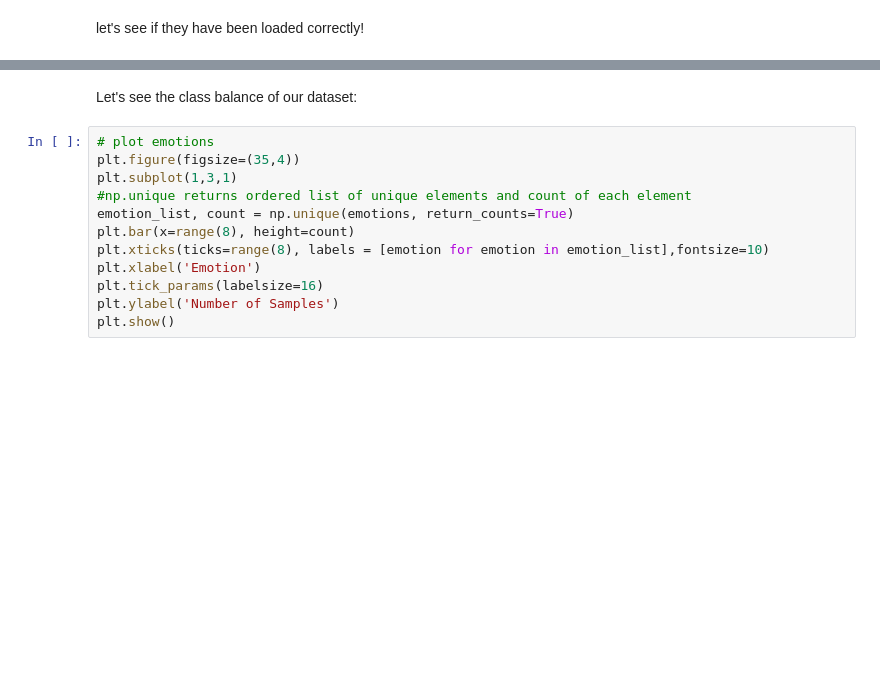
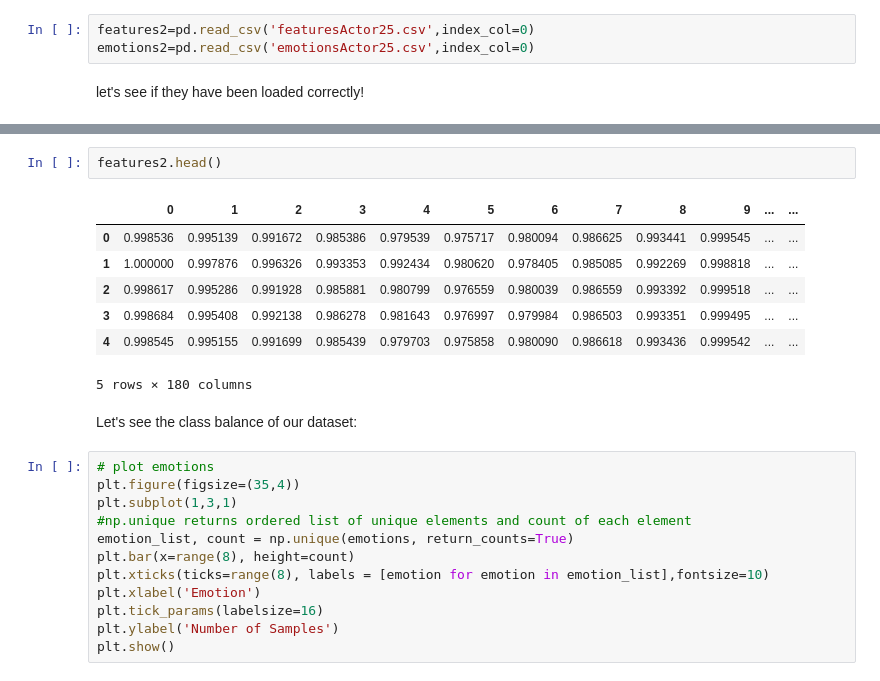
Before and after one commit to thomasp3450/Week3-ClassicML, a Jupyter notebook: Week_3_MachineLearning.ipynb, the cells around one changed output, grey strips where cells are left out. Drawn from its saved outputs; the diff is of its cells as text; blank space fills up the shorter version.

```diff
--- a/Week_3_MachineLearning.ipynb
+++ b/Week_3_MachineLearning.ipynb
@@ -238,6 +280,9 @@ Once saved you only need to load them later by running the cell below, and **ski
 # %%
 features=pd.read_csv('featuresRavdess.csv',index_col=0)
 emotions=pd.read_csv('emotionsRavdess.csv',index_col=0)
+# %%
+features2=pd.read_csv('featuresActor25.csv',index_col=0)
+emotions2=pd.read_csv('emotionsActor25.csv',index_col=0)
 # %% [markdown]
 let's see if they have been loaded correctly!
 # %%
@@ -252,4 +297,14 @@ features.head()
 5 rows × 180 columns
+# %%
+features2.head()
+# %% [output]
+|  | 0 | 1 | 2 | 3 | 4 | 5 | 6 | 7 | 8 | 9 | ... | ... |
+| 0 | 0.998536 | 0.995139 | 0.991672 | 0.985386 | 0.979539 | 0.975717 | 0.980094 | 0.986625 | 0.993441 | 0.999545 | ... | ... |
+| 1 | 1.000000 | 0.997876 | 0.996326 | 0.993353 | 0.992434 | 0.980620 | 0.978405 | 0.985085 | 0.992269 | 0.998818 | ... | ... |
+| 2 | 0.998617 | 0.995286 | 0.991928 | 0.985881 | 0.980799 | 0.976559 | 0.980039 | 0.986559 | 0.993392 | 0.999518 | ... | ... |
+| 3 | 0.998684 | 0.995408 | 0.992138 | 0.986278 | 0.981643 | 0.976997 | 0.979984 | 0.986503 | 0.993351 | 0.999495 | ... | ... |
+| 4 | 0.998545 | 0.995155 | 0.991699 | 0.985439 | 0.979703 | 0.975858 | 0.980090 | 0.986618 | 0.993436 | 0.999542 | ... | ... |
+5 rows × 180 columns
 # %% [markdown]
 Let's see the class balance of our dataset:
 # %%
```
Also changed, not shown: parts of 26 cells of this notebook.
